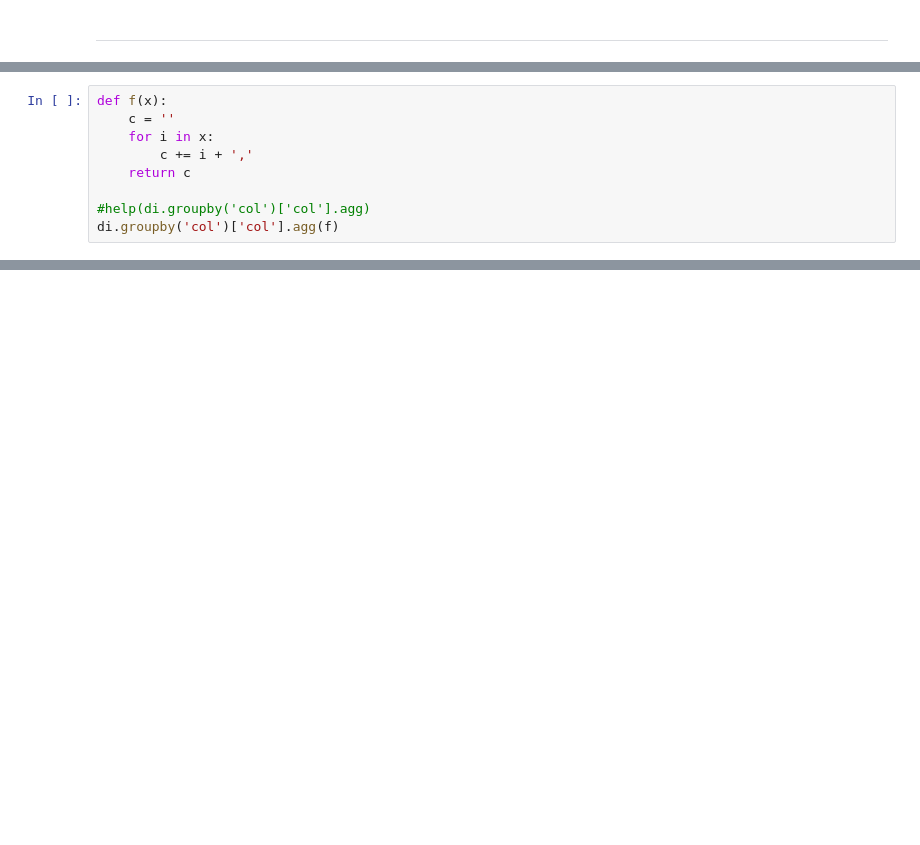
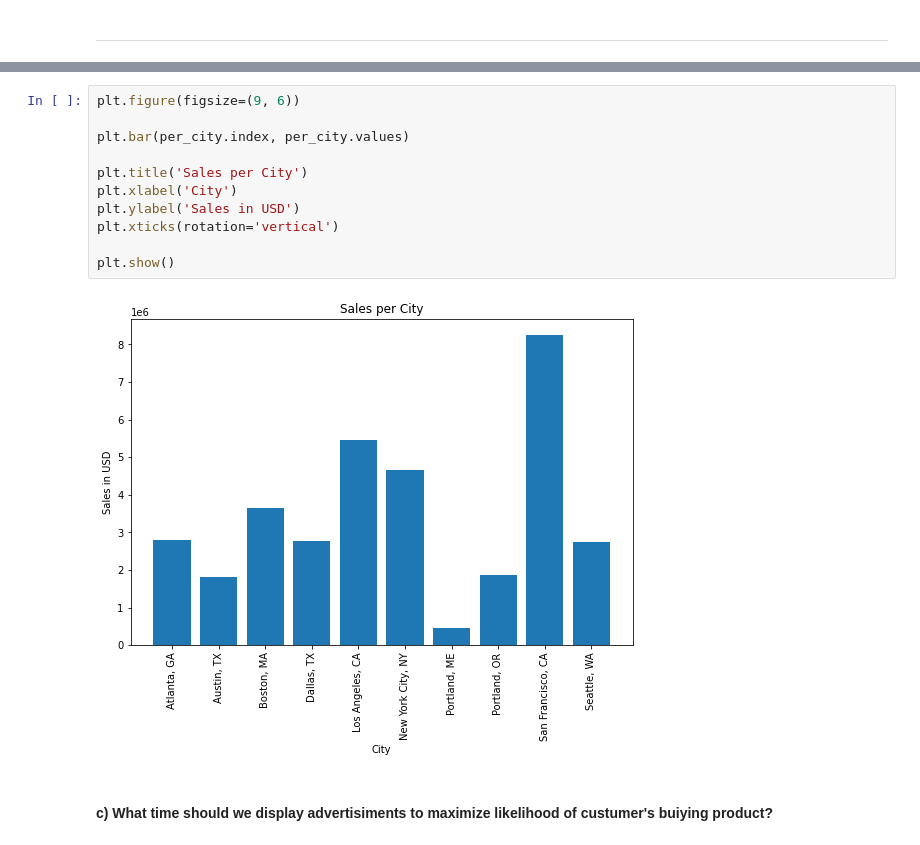
Before and after one commit to agenorgoncalvesneto/data-analysis-projects, a Jupyter notebook: sales-analysis/data-analysis.ipynb, the cells around one changed output, grey strips where cells are left out. Cells and saved outputs as stored; diff of their text form; blank space fills up the shorter version.

```diff
--- a/sales-analysis/data-analysis.ipynb
+++ b/sales-analysis/data-analysis.ipynb
@@ -490,9 +103,0 @@ di.groupby('col')['col'].sum?
-# %%
-def f(x):
-    c = ''
-    for i in x:
-        c += i + ','
-    return c
-
-#help(di.groupby('col')['col'].agg)
-di.groupby('col')['col'].agg(f)
@@ -498,0 +168,15 @@ di.groupby('col')['col'].agg(f)
+# %%
+plt.figure(figsize=(9, 6))
+
+plt.bar(per_city.index, per_city.values)
+
+plt.title('Sales per City')
+plt.xlabel('City')
+plt.ylabel('Sales in USD')
+plt.xticks(rotation='vertical')
+
+plt.show()
+# %% [output]
+[figure, added]
+# %% [markdown]
+#### c) What time should we display advertisiments to maximize likelihood of custumer's buiying product?
```
Also changed, not shown: parts of 116 cells of this notebook, 1 other file.
